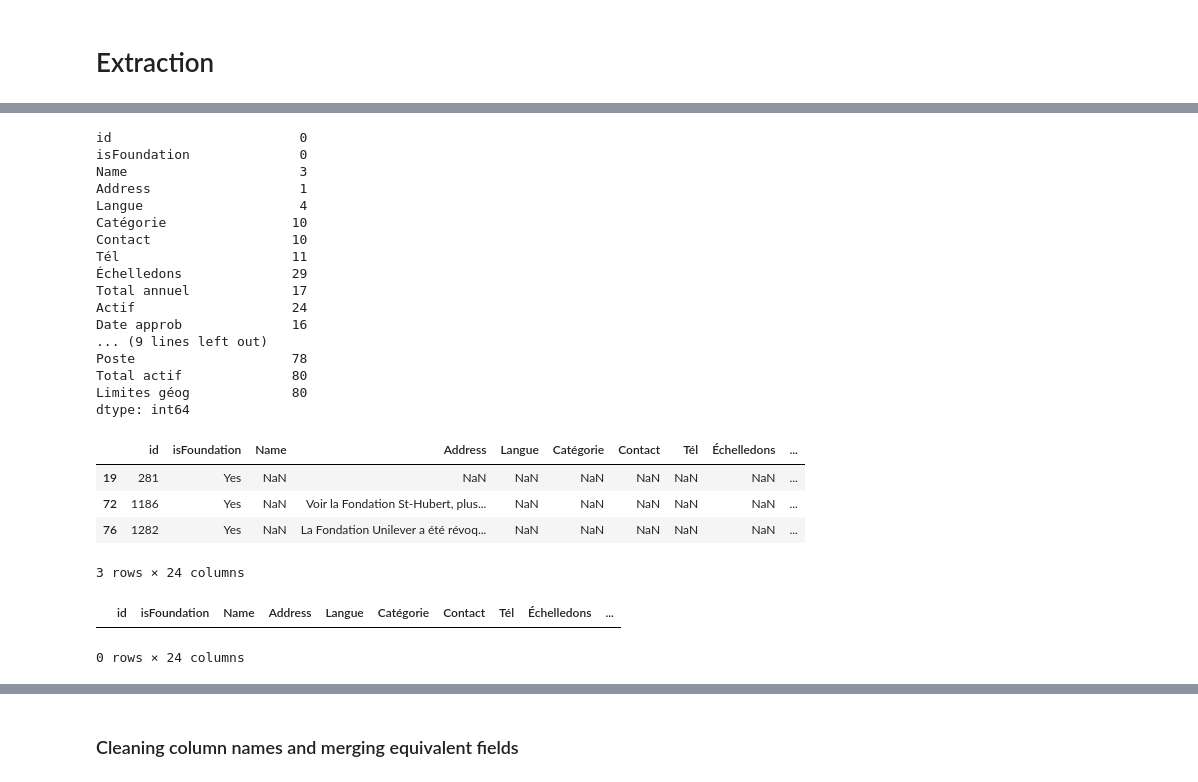
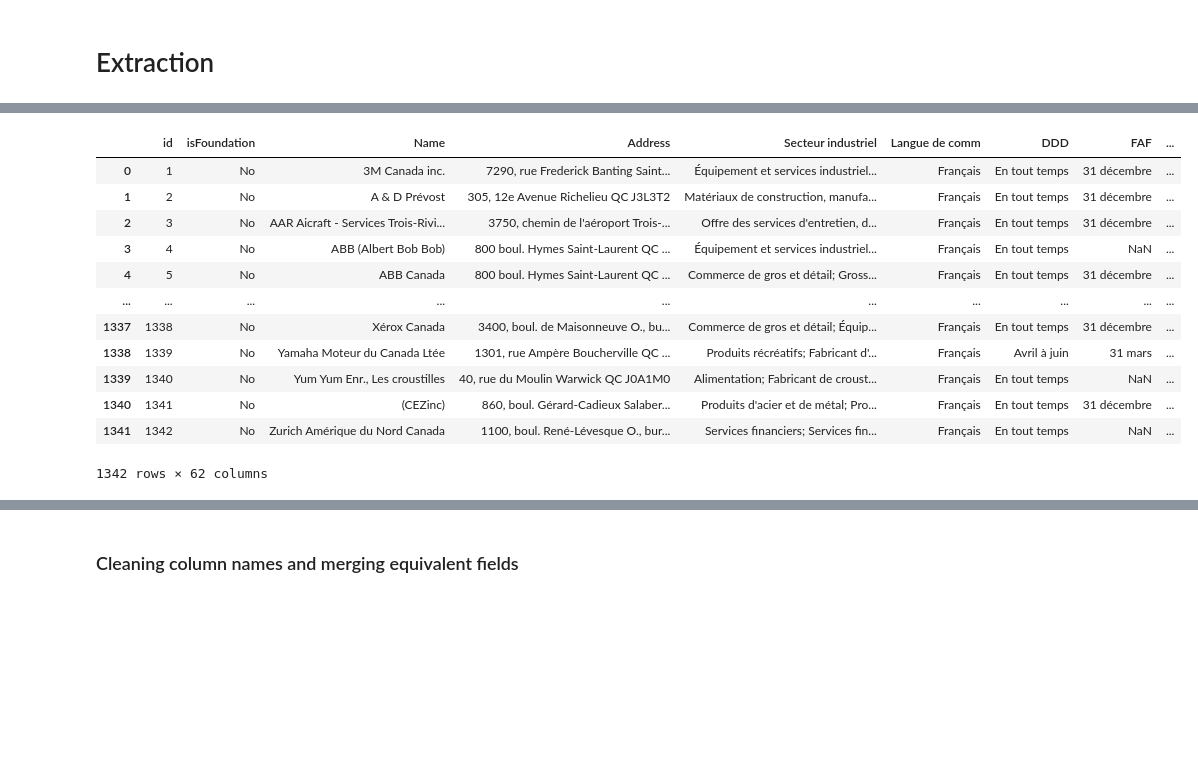
Before and after one commit to carlosfg97/Kurling4Kids, a Jupyter notebook: PDF Extract/pdf_extract_v2.ipynb, the cells around one changed output, grey strips where cells are left out. Cells and saved outputs as stored; diff of their text form; code cells hidden in the pictures; blank space fills up the shorter version.

```diff
--- a/PDF Extract/pdf_extract_v2.ipynb
+++ b/PDF Extract/pdf_extract_v2.ipynb
@@ -370,28 +535,0 @@ dtype: int64
-# %%
-dfFoundation_full.isna().sum()
-# %% [output]
-id                        0
-isFoundation              0
-Name                      3
-Address                   1
-Langue                    4
-Catégorie                10
-Contact                  10
-Tél                      11
-Échelledons              29
-Total annuel             17
-Actif                    24
-Date approb              16
-... (9 lines left out)
-Poste                    78
-Total actif              80
-Limites géog             80
-dtype: int64
-# %%
-dfFoundation_full[dfFoundation_full.Name.isna() == True]
-# %% [output]
-|  | id | isFoundation | Name | Address | Langue | Catégorie | Contact | Tél | Échelledons | ... |
-| 19 | 281 | Yes | NaN | NaN | NaN | NaN | NaN | NaN | NaN | ... |
-| 72 | 1186 | Yes | NaN | Voir la Fondation St-Hubert, plus... | NaN | NaN | NaN | NaN | NaN | ... |
-| 76 | 1282 | Yes | NaN | La Fondation Unilever a été révoq... | NaN | NaN | NaN | NaN | NaN | ... |
-3 rows × 24 columns
@@ -401,5 +536,17 @@ dfFoundation_full = dfFoundation_full[dfFoundation_full.Name.isna() == False]
-# %%
-dfFoundation_full[dfFoundation_full.Address.isna() == True]
-# %% [output]
-|  | id | isFoundation | Name | Address | Langue | Catégorie | Contact | Tél | Échelledons | ... |
-0 rows × 24 columns
+# %%
+dforg_test = pd.DataFrame(testingorg)
+dforg_test
+# %% [output]
+|  | id | isFoundation | Name | Address | Secteur industriel | Langue de comm | DDD | FAF | ... |
+| 0 | 1 | No | 3M Canada inc. | 7290, rue Frederick Banting Saint... | Équipement et services industriel... | Français | En tout temps | 31 décembre | ... |
+| 1 | 2 | No | A & D Prévost | 305, 12e Avenue Richelieu QC J3L3T2 | Matériaux de construction, manufa... | Français | En tout temps | 31 décembre | ... |
+| 2 | 3 | No | AAR Aicraft - Services Trois-Rivi... | 3750, chemin de l'aéroport Trois-... | Offre des services d'entretien, d... | Français | En tout temps | 31 décembre | ... |
+| 3 | 4 | No | ABB (Albert Bob Bob) | 800 boul. Hymes Saint-Laurent QC ... | Équipement et services industriel... | Français | En tout temps | NaN | ... |
+| 4 | 5 | No | ABB Canada | 800 boul. Hymes Saint-Laurent QC ... | Commerce de gros et détail; Gross... | Français | En tout temps | 31 décembre | ... |
+| ... | ... | ... | ... | ... | ... | ... | ... | ... | ... |
+| 1337 | 1338 | No | Xérox Canada | 3400, boul. de Maisonneuve O., bu... | Commerce de gros et détail; Équip... | Français | En tout temps | 31 décembre | ... |
+| 1338 | 1339 | No | Yamaha Moteur du Canada Ltée | 1301, rue Ampère Boucherville QC ... | Produits récréatifs; Fabricant d'... | Français | Avril à juin | 31 mars | ... |
+| 1339 | 1340 | No | Yum Yum Enr., Les croustilles | 40, rue du Moulin Warwick QC J0A1M0 | Alimentation; Fabricant de croust... | Français | En tout temps | NaN | ... |
+| 1340 | 1341 | No | (CEZinc) | 860, boul. Gérard-Cadieux Salaber... | Produits d'acier et de métal; Pro... | Français | En tout temps | 31 décembre | ... |
+| 1341 | 1342 | No | Zurich Amérique du Nord Canada | 1100, boul. René-Lévesque O., bur... | Services financiers; Services fin... | Français | En tout temps | NaN | ... |
+1342 rows × 62 columns
```
Also changed, not shown: parts of 20 cells of this notebook, 1 other file.
